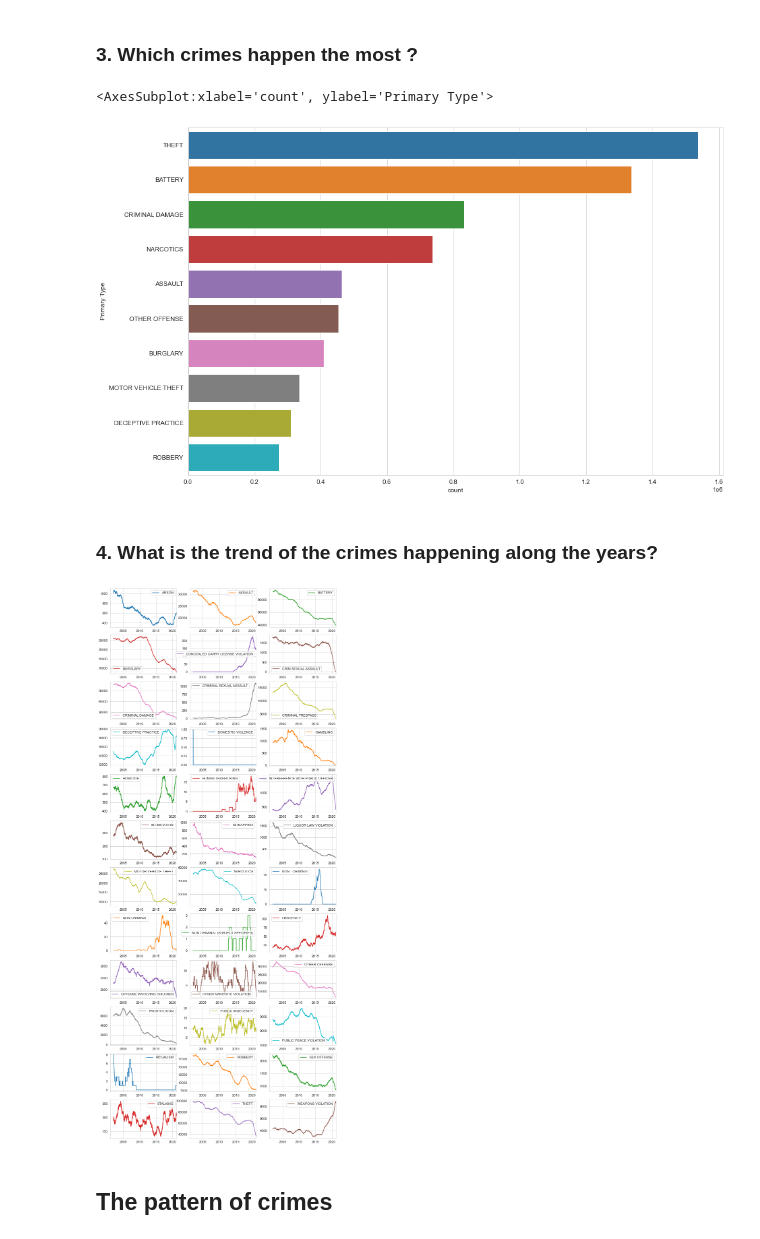
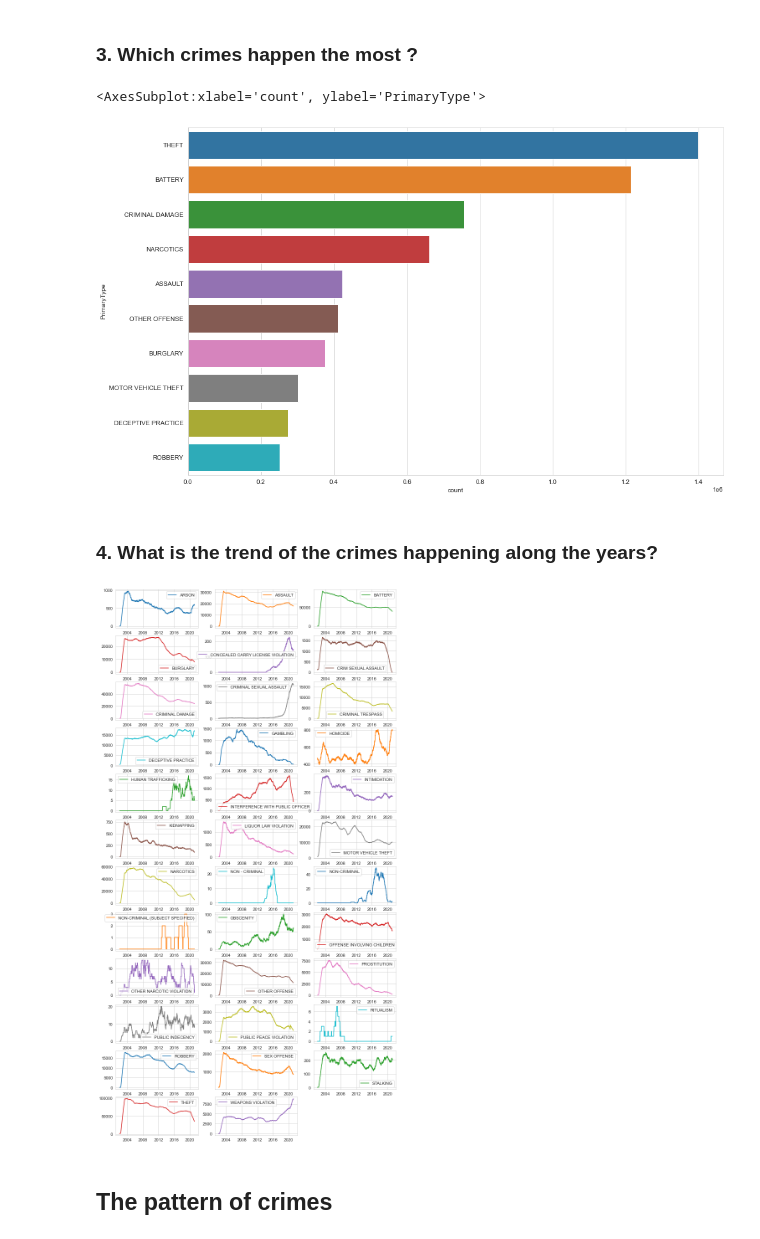
Before and after one commit to tejalvs/ChicagoCrimeAnalysis, a Jupyter notebook: DataCleaning_1.ipynb, the cells around one changed output. Saved outputs shown, nothing was run; the diff lists cells and outputs as text; code cells hidden in the pictures.

```diff
--- a/DataCleaning_1.ipynb
+++ b/DataCleaning_1.ipynb
@@ -222,18 +222,18 @@ sns.countplot(y= 'LocationDescription', data = Crimes_copy, order = Crimes_copy[
 ### 3. Which crimes happen the most ?
 # %%
 plt.figure(figsize = (15, 10))
-sns.countplot(y= 'Primary Type', data = Crimes, order = Crimes['Primary Type'].value_counts().iloc[:10].index)
+sns.countplot(y= 'PrimaryType', data = Crimes_copy, order = Crimes_copy['PrimaryType'].value_counts().iloc[:10].index)
 # %% [output]
-<AxesSubplot:xlabel='count', ylabel='Primary Type'>
+<AxesSubplot:xlabel='count', ylabel='PrimaryType'>
-[figure, old version]
+[figure, new version]
 # %% [markdown]
 ### 4. What is the trend of the crimes happening along the years?
 # %%
-crime_data_count_date = Crimes.pivot_table('ID', aggfunc=np.size, columns='Primary Type', index=Crimes.index.date, fill_value=0)
-crime_data_count_date.index = pd.DatetimeIndex(crime_data_count_date.index)
-plo = crime_data_count_date.rolling(365).sum().plot(figsize=(12, 30), subplots=True, layout=(-1, 3), sharex=False, sharey=False)
+crime_data_for_trend = Crimes_copy.pivot_table('ID', aggfunc=np.size, columns='PrimaryType', index=Crimes_copy.index.date, fill_value=0)
+crime_data_for_trend.index = pd.DatetimeIndex(crime_data_for_trend.index)
+plot = crime_data_for_trend.rolling(365).sum().plot(figsize=(12, 24), subplots=True, layout=(-1, 3), sharex=False, sharey=False)
 # %% [output]
-[figure, old version]
+[figure, new version]
 # %% [markdown]
 ## The pattern of crimes
 # %% [markdown]
```
Also changed, not shown: parts of 9 cells of this notebook.
